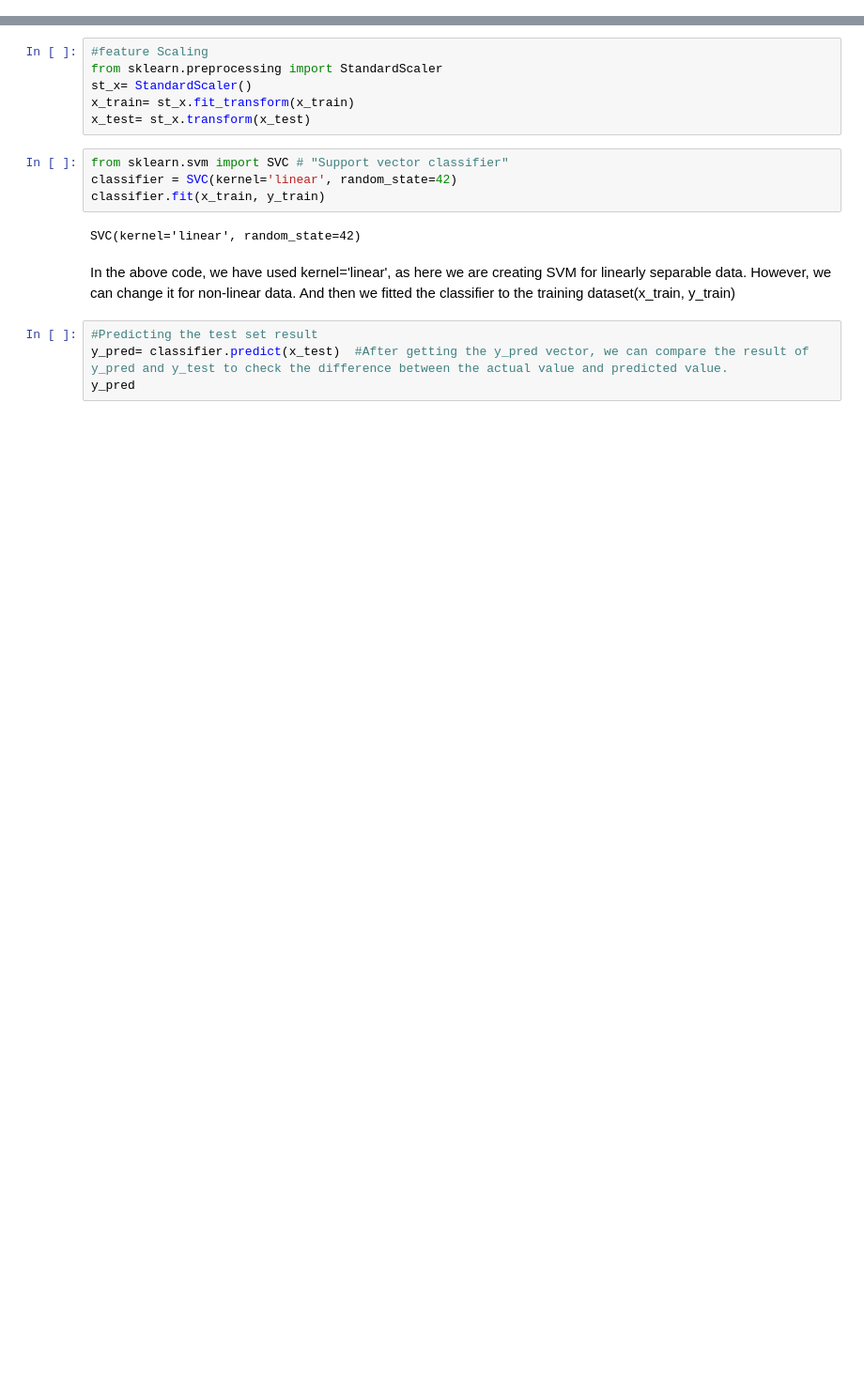
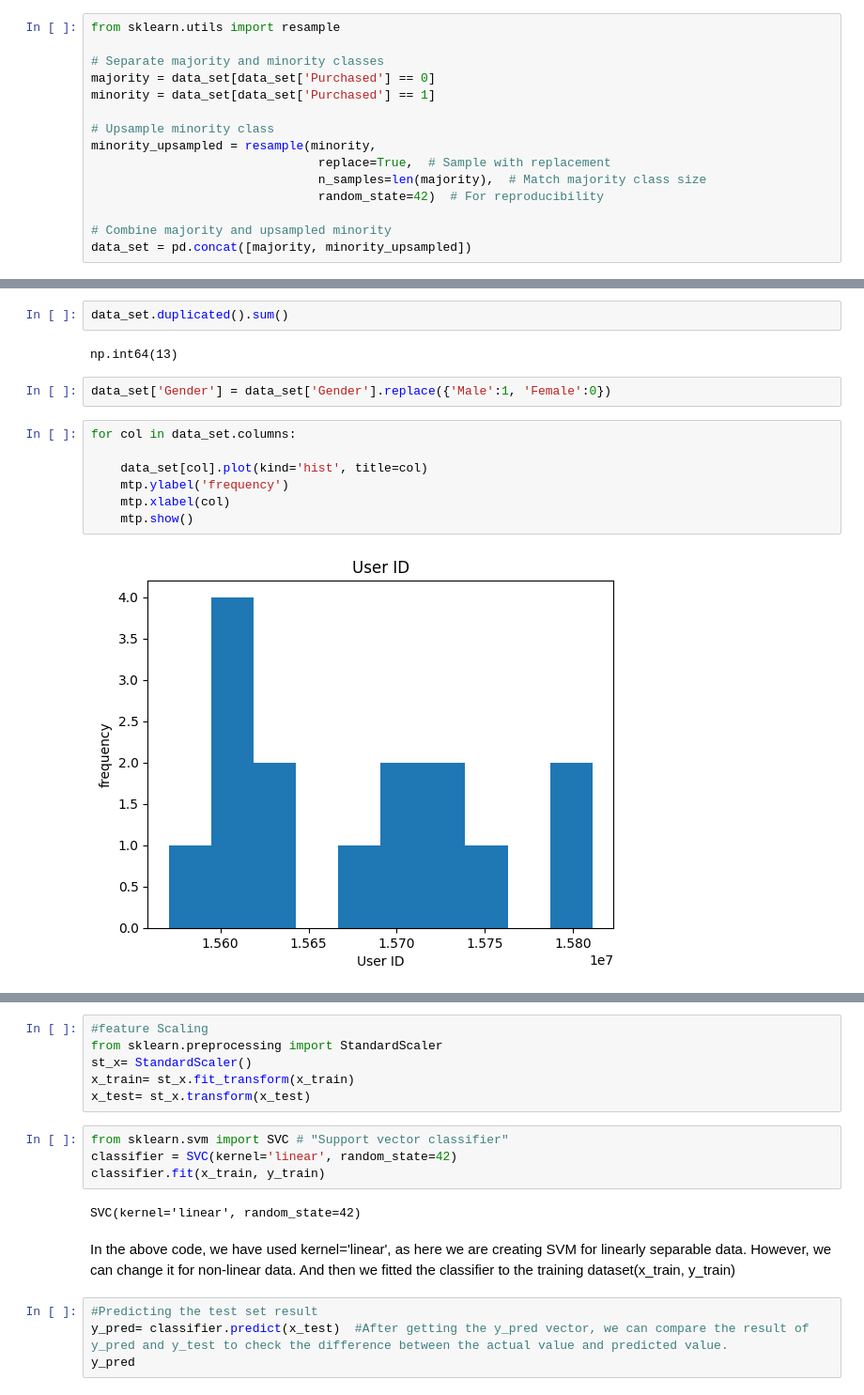
Before and after one commit to 1sumer/Python-Repo, a Jupyter notebook: SVM/Support vector Machine Algorithm.ipynb, the cells around one changed output, grey strips where cells are left out. Shown: that part at 94% size. Saved outputs shown, nothing was run; the diff lists cells and outputs as text; blank space fills up the shorter version.

```diff
--- a/SVM/Support vector Machine Algorithm.ipynb
+++ b/SVM/Support vector Machine Algorithm.ipynb
@@ -34,0 +59,15 @@ array([0, 1], dtype=int64)
+# %%
+from sklearn.utils import resample
+
+# Separate majority and minority classes
+majority = data_set[data_set['Purchased'] == 0]
+minority = data_set[data_set['Purchased'] == 1]
+
+# Upsample minority class
+minority_upsampled = resample(minority,
+                               replace=True,  # Sample with replacement
+                               n_samples=len(majority),  # Match majority class size
+                               random_state=42)  # For reproducibility
+
+# Combine majority and upsampled minority
+data_set = pd.concat([majority, minority_upsampled])
@@ -34,0 +95,15 @@ array([0, 1], dtype=int64)
+# %%
+data_set.duplicated().sum()
+# %% [output]
+np.int64(13)
+# %%
+data_set['Gender'] = data_set['Gender'].replace({'Male':1, 'Female':0})
+# %%
+for col in data_set.columns:
+
+    data_set[col].plot(kind='hist', title=col)
+    mtp.ylabel('frequency')
+    mtp.xlabel(col)
+    mtp.show()
+# %% [output]
+[figure, added]
```
Also changed, not shown: parts of 22 cells of this notebook, 3 other files.
